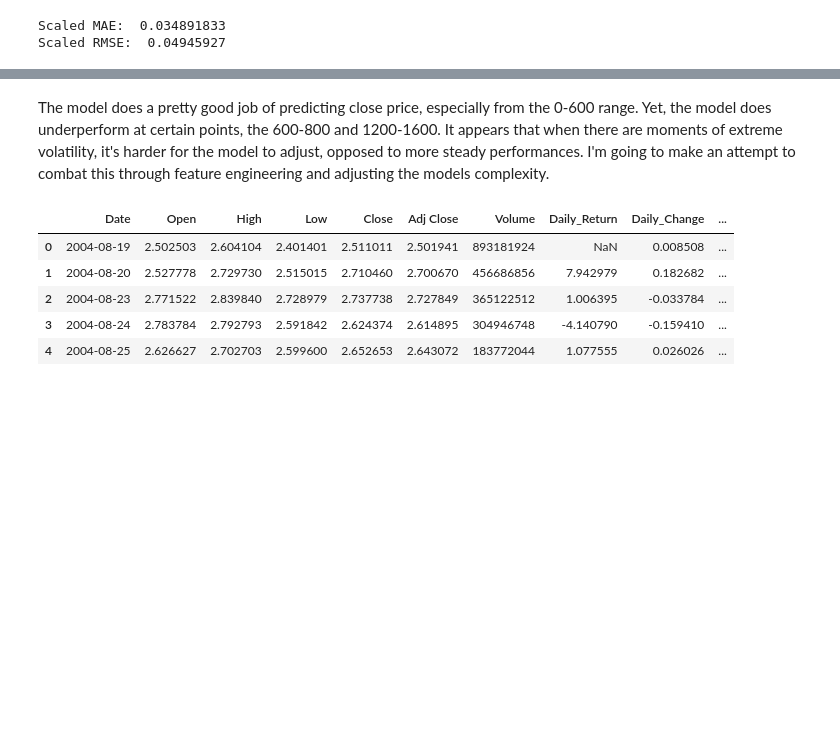
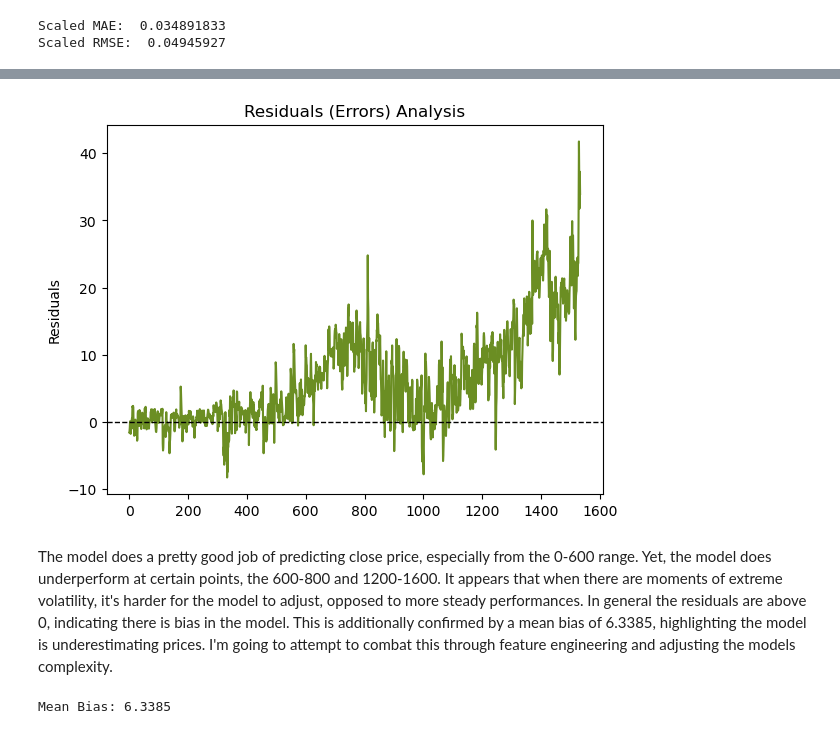
Before and after one commit to jisoawe/ltsm_google_stock, a Jupyter notebook: Google_Stock_LSTM.ipynb, the cells around one changed output, grey strips where cells are left out. Saved outputs shown, nothing was run; the diff lists cells and outputs as text; code cells hidden in the pictures; blank space fills up the shorter version.

Commit message:
built 2nd lstm and wrote analysis on it

```diff
--- a/Google_Stock_LSTM.ipynb
+++ b/Google_Stock_LSTM.ipynb
@@ -272,12 +269,17 @@ plt.show()
+# %%
+residuals = test_lab_new[:,4] - pred_new[:,4]
+
+plt.plot(residuals, label="Residuals", color="olivedrab")
+plt.axhline(0, color="black", linestyle="--", linewidth=1)
+plt.title("Residuals (Errors) Analysis")
+plt.ylabel("Residuals")
+plt.show()
+# %% [output]
+[figure, added]
 # %% [markdown]
-The model does a pretty good job of predicting close price, especially from the 0-600 range. Yet, the model does underperform at certain points, the 600-800 and 1200-1600. It appears that when there are moments of extreme volatility, it's harder for the model to adjust, opposed to more steady performances. I'm going to make an attempt to combat this through feature engineering and adjusting the models complexity.
+The model does a pretty good job of predicting close price, especially from the 0-600 range. Yet, the model does underperform at certain points, the 600-800 and 1200-1600. It appears that when there are moments of extreme volatility, it's harder for the model to adjust, opposed to more steady performances. In general the residuals are above 0, indicating there is bias in the model. This is additionally confirmed by a mean bias of 6.3385, highlighting the model is underestimating prices. I'm going to attempt to combat this through feature engineering and adjusting the models complexity.
-# %%
-df['Week_Volatility'] = df['Close'].rolling(window=7).std().fillna(0)
-df.head()
-# %% [output]
-|  | Date | Open | High | Low | Close | Adj Close | Volume | Daily_Return | Daily_Change | ... |
-| 0 | 2004-08-19 | 2.502503 | 2.604104 | 2.401401 | 2.511011 | 2.501941 | 893181924 | NaN | 0.008508 | ... |
-| 1 | 2004-08-20 | 2.527778 | 2.729730 | 2.515015 | 2.710460 | 2.700670 | 456686856 | 7.942979 | 0.182682 | ... |
-| 2 | 2004-08-23 | 2.771522 | 2.839840 | 2.728979 | 2.737738 | 2.727849 | 365122512 | 1.006395 | -0.033784 | ... |
-| 3 | 2004-08-24 | 2.783784 | 2.792793 | 2.591842 | 2.624374 | 2.614895 | 304946748 | -4.140790 | -0.159410 | ... |
-| 4 | 2004-08-25 | 2.626627 | 2.702703 | 2.599600 | 2.652653 | 2.643072 | 183772044 | 1.077555 | 0.026026 | ... |
+# %%
+mean_bias = residuals.mean()
+print(f"Mean Bias: {mean_bias:.4f}")
+# %% [output]
+Mean Bias: 6.3385
```
Also changed, not shown: parts of 20 cells of this notebook.
